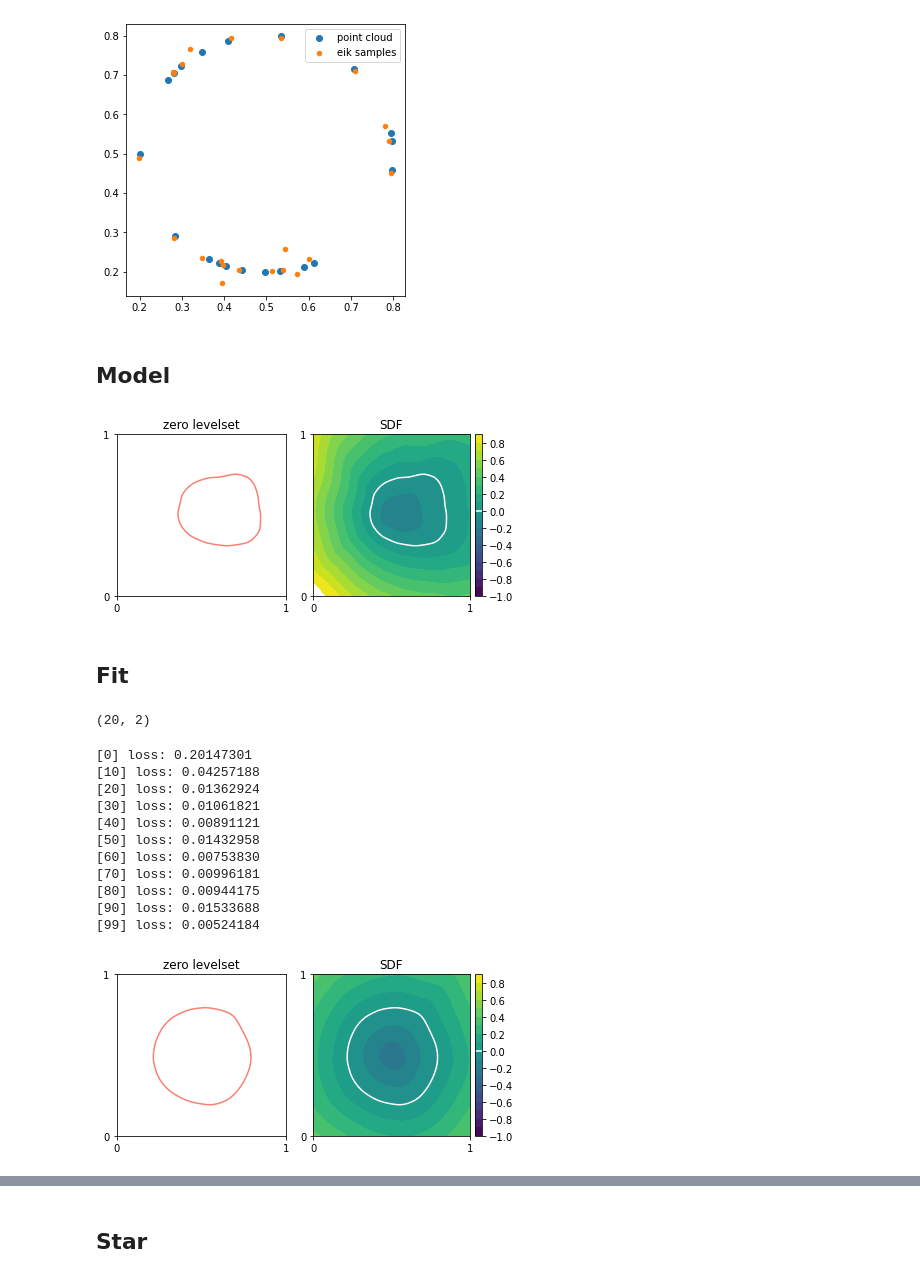
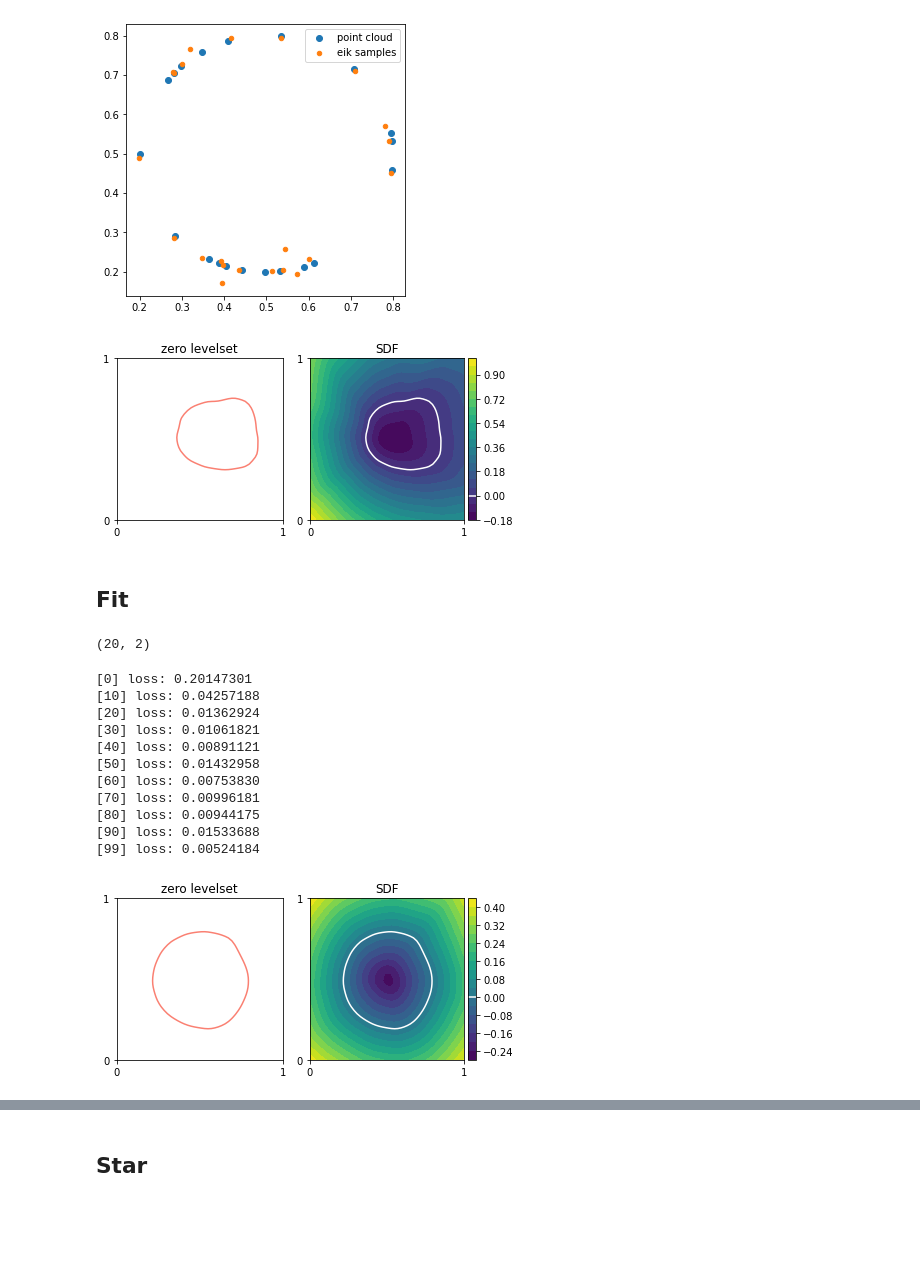
Before and after one commit to niklasschmitz/sdf_jax, a Jupyter notebook: experiments/geometric_regularization.ipynb, the cells around one changed output, grey strips where cells are left out. Saved outputs shown, nothing was run; the diff lists cells and outputs as text; code cells hidden in the pictures; blank space fills up the shorter version.

Commit message:
Refactor model definitions into models.py

```diff
--- a/experiments/geometric_regularization.ipynb
+++ b/experiments/geometric_regularization.ipynb
@@ -65,5 +66,3 @@ ax.legend();
 # %% [output]
 WARNING:absl:No GPU/TPU found, falling back to CPU. (Set TF_CPP_MIN_LOG_LEVEL=0 and rerun for more info.)
 [figure]
-# %% [markdown]
-## Model
@@ -141,13 +69,15 @@ class NeuralSDF(tx.Module):
 # %%
 key = jrandom.PRNGKey(42)
 key, model_key = jrandom.split(key, 2)
-init_model = NeuralSDF(input_dim=2, depth=7, hidden=64, radius_init=0.5).init(model_key, inputs=xs[0])
+init_model = IGRModel(input_dim=2, depth=7, hidden=64, radius_init=0.5).init(model_key, inputs=xs[0])
 plot2d(init_model, ngrid=50)
 # %% [output]
-[figure, old version]
+[figure, new version]
 # %% [markdown]
 ## Fit
 # %%
+from models import softplus
+
 def print_callback(step, loss, model, optimizer):
     print(f"[{step}] loss: {loss:.8f}")
 
@@ -168,7 +98,7 @@ def fit(
     cb_every=10,
 ):
     key, model_key = jrandom.split(key, 2)
-    model = NeuralSDF(
+    model = IGRModel(
         input_dim=2, depth=depth, hidden=hidden, act=act, radius_init=radius_init,
     ).init(model_key, xs[0])
     optimizer = tx.Optimizer(optax.adam(lr))
@@ -200,7 +130,7 @@ fig
 [80] loss: 0.00944175
 [90] loss: 0.01533688
 [99] loss: 0.00524184
-[figure, old version]
+[figure, new version]
 # %%
 fig = plot2d(model, ngrid=50)
 ax0 = fig.axes[0]
```
Also changed, not shown: parts of 4 cells of this notebook, 2 other files.
